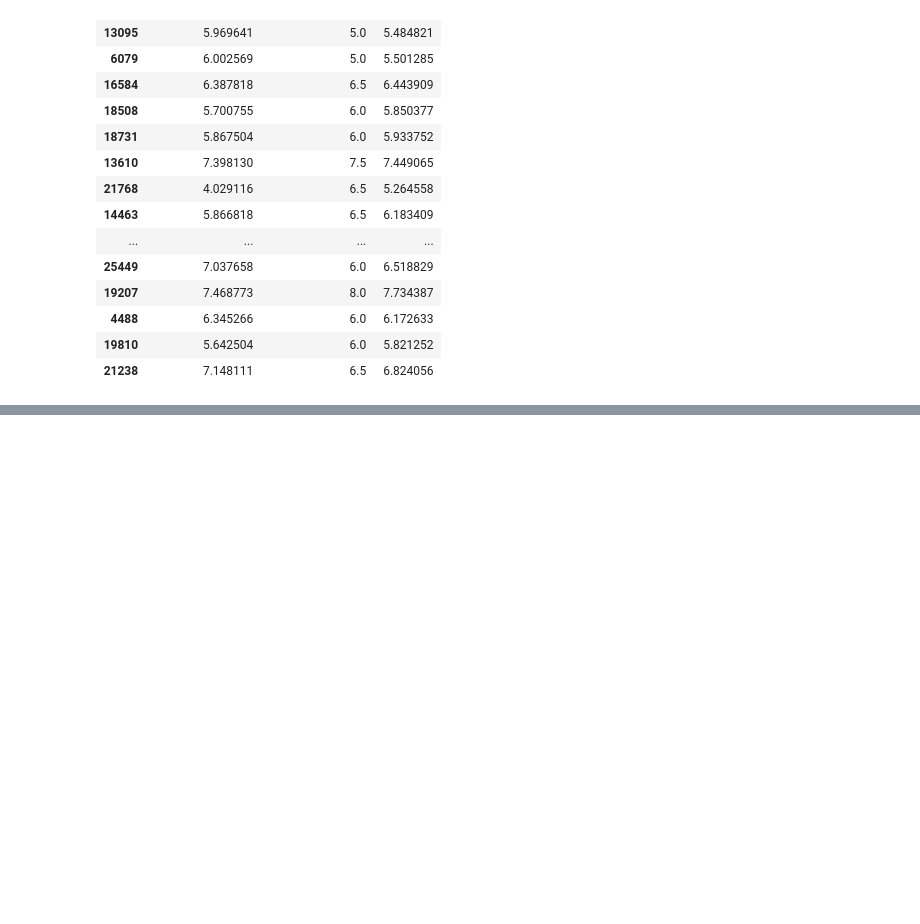
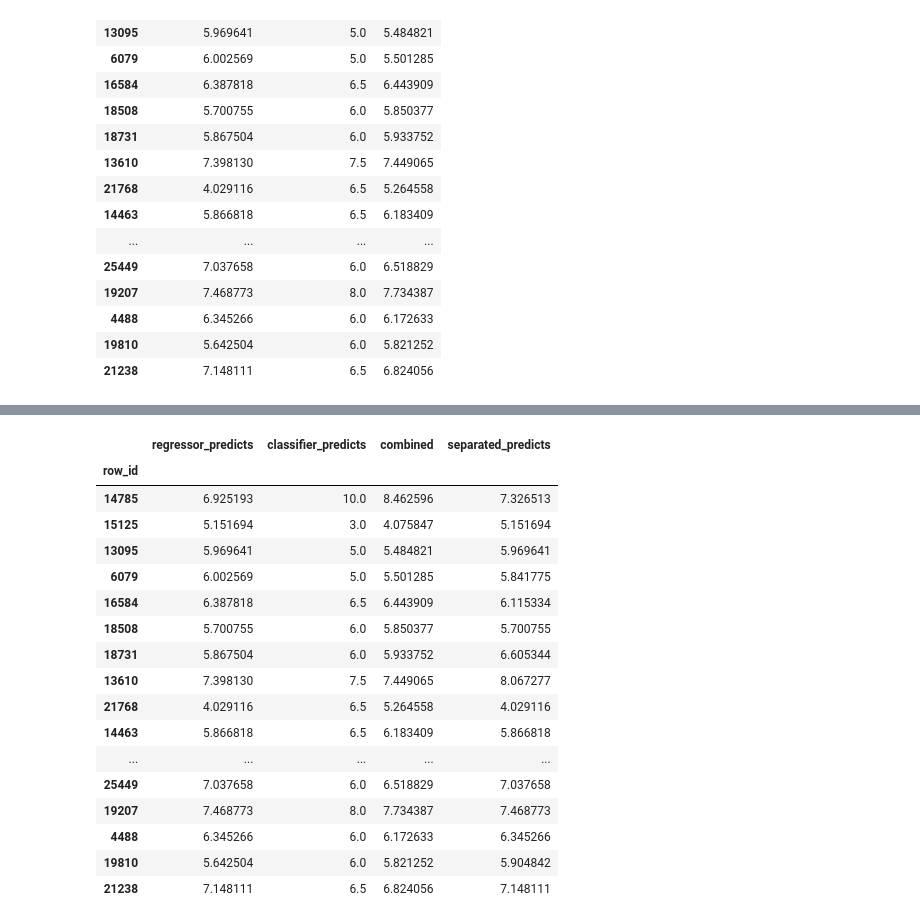
Before and after one commit to koliankolin/f_h, a Jupyter notebook: notebooks/Model.ipynb, the cells around one changed output, grey strips where cells are left out. Cells and saved outputs as stored; diff of their text form; code cells hidden in the pictures; blank space fills up the shorter version.

```diff
--- a/notebooks/Model.ipynb
+++ b/notebooks/Model.ipynb
@@ -170,0 +182,25 @@ pd.DataFrame(predicts["combined"].values, row_id_test, columns=["rating_num"]).t
+# %%
+test_data = test.data
+test_data = test_data.fillna(0)
+
+for col in test_data.columns:
+    if col in filtered_categorical_features:
+        if test_data[col].dtype != 'object':
+            test_data[col] = test_data[col].astype("int")
+# %%
+prepared_indices = []
+predicts_separated = []
+for competition_id, scout_id in separated_groups.values:
+    regressor_inner = CatBoostRegressor()
+    X_inner = X[(X["competitionId"] == competition_id) & (X["scout_id"] == scout_id)]
+    X_inner = X_inner.drop(["competitionId", "scout_id"], axis=1)
+    y_inner = y[X_inner.index]
+    regressor_inner.fit(X_inner, y_inner, separate_categorical_feature_indices, verbose=500)
+
+    test_data_inner = test_data[(test_data["competitionId"] == competition_id) & (test_data["scout_id"] == scout_id)]
+    test_data_inner = test_data_inner.drop(["competitionId", "scout_id"], axis=1)
+    row_id_test_inner = test_data_inner["row_id"]
+    test_data_inner = test_data_inner.drop("row_id", axis=1)
+    predicts_inner = regressor_inner.predict(test_data_inner)
+    predicts_separated += list(predicts_inner)
+    prepared_indices += list(row_id_test_inner.values)
@@ -170,0 +225,2 @@ pd.DataFrame(predicts["combined"].values, row_id_test, columns=["rating_num"]).t
+# %%
+predicts_separated = pd.DataFrame(predicts_separated, prepared_indices, columns=["separated_predicts"])
@@ -170,0 +245,24 @@ pd.DataFrame(predicts["combined"].values, row_id_test, columns=["rating_num"]).t
+# %%
+predicts = predicts.join(predicts_separated)
+predicts["separated_predicts"] = predicts["separated_predicts"].fillna(predicts["regressor_predicts"])
+# %%
+predicts.head(20)
+# %% [output]
+|  | regressor_predicts | classifier_predicts | combined | separated_predicts |
+| row_id |  |  |  |  |
+| 14785 | 6.925193 | 10.0 | 8.462596 | 7.326513 |
+| 15125 | 5.151694 | 3.0 | 4.075847 | 5.151694 |
+| 13095 | 5.969641 | 5.0 | 5.484821 | 5.969641 |
+| 6079 | 6.002569 | 5.0 | 5.501285 | 5.841775 |
+| 16584 | 6.387818 | 6.5 | 6.443909 | 6.115334 |
+| 18508 | 5.700755 | 6.0 | 5.850377 | 5.700755 |
+| 18731 | 5.867504 | 6.0 | 5.933752 | 6.605344 |
+| 13610 | 7.398130 | 7.5 | 7.449065 | 8.067277 |
+| 21768 | 4.029116 | 6.5 | 5.264558 | 4.029116 |
+| 14463 | 5.866818 | 6.5 | 6.183409 | 5.866818 |
+| ... | ... | ... | ... | ... |
+| 25449 | 7.037658 | 6.0 | 6.518829 | 7.037658 |
+| 19207 | 7.468773 | 8.0 | 7.734387 | 7.468773 |
+| 4488 | 6.345266 | 6.0 | 6.172633 | 6.345266 |
+| 19810 | 5.642504 | 6.0 | 5.821252 | 5.904842 |
+| 21238 | 7.148111 | 6.5 | 6.824056 | 7.148111 |
```
Also changed, not shown: parts of 17 cells of this notebook, 5 other files.
